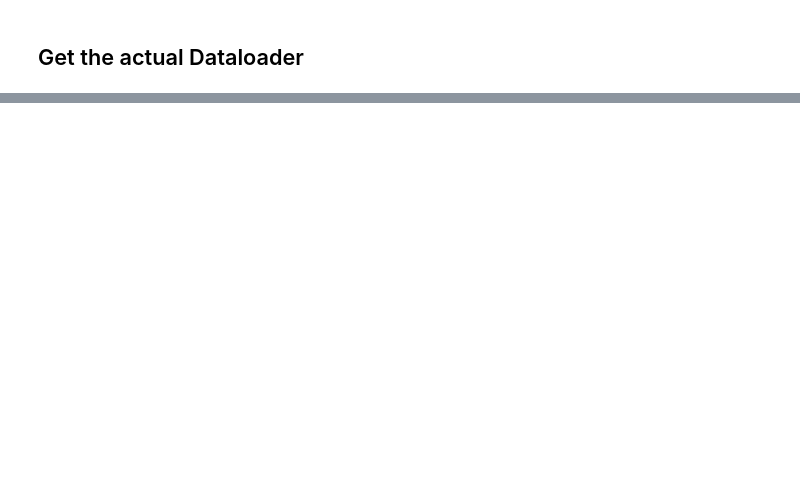
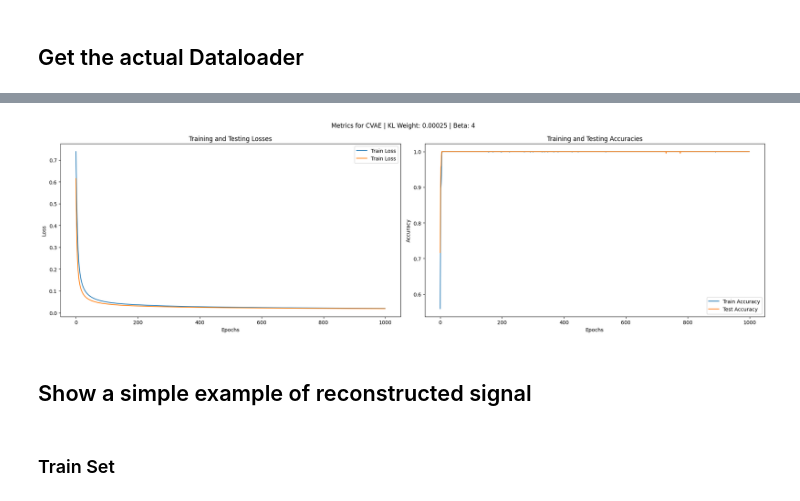
Before and after one commit to D-dolo/IET06-CVae, a Jupyter notebook: Implementation.ipynb, the cells around one changed output, grey strips where cells are left out. Cells and saved outputs as stored; diff of their text form; code cells hidden in the pictures; blank space fills up the shorter version.

```diff
--- a/Implementation.ipynb
+++ b/Implementation.ipynb
@@ -197,9 +627,0 @@ class CVAE(nn.Module):
-# %%
-num_features = 10  # Number of features in the CSV
-latent_dim = 5  # Latent space dimension
-output_dim = 10  # Output dimension (same as input for reconstruction)
-condition_dim = 1  # Dimension of the conditional variable (4 classes)
-
-cvae = CVAE(num_features, latent_dim, output_dim, condition_dim)
-cvae = cvae.to(device=device)
-print(cvae)
@@ -215,0 +756,5 @@ CVAE(
+# %%
+cvae = CVAE(num_features, latent_dim, output_dim, num_classes=num_classes, device=device)
+cvae = cvae.to(device=device)
+
+print(cvae)
@@ -334,0 +960,37 @@ True samples:
+# %%
+# Extract metrics for plotting
+epochs = [metrics['epoch'] for metrics in epoch_metrics_list]
+train_losses = [metrics['mean_loss'] for metrics in epoch_metrics_list]
+test_losses = [metrics['mean_loss_test'] for metrics in epoch_metrics_list]
+train_accuracies = [metrics['accuracy'] for metrics in epoch_metrics_list]
+test_accuracies = [metrics['test_accuracy'] for metrics in epoch_metrics_list]
+
+# Plotting example
+plt.figure(figsize=(20, 6))
+plt.suptitle(f"Metrics for CVAE | KL Weight: {kl_weight} | Beta: {beta}")
+
+plt.subplot(1, 2, 1)
+plt.plot(epochs, train_losses, label='Train Loss', linestyle='-')
+plt.plot(epochs, test_losses, label='Test Loss', linestyle='-')
+plt.xlabel('Epochs')
+plt.ylabel('Loss')
+plt.title('Training and Testing Losses')
+plt.legend()
+
+# Plot for non-healthy data
+plt.subplot(1, 2, 2)
+plt.plot(epochs, train_accuracies, label='Train Accuracy', linestyle='-')
+plt.plot(epochs, test_accuracies, label='Test Accuracy', linestyle='-')
+plt.xlabel('Epochs')
+plt.ylabel('Accuracy')
+plt.title('Training and Testing Accuracies')
+plt.legend()
+
+plt.tight_layout()  # Adjust layout for better spacing
+plt.show()
+# %% [output]
+[figure, added]
+# %% [markdown]
+## Show a simple example of reconstructed signal
+# %% [markdown]
+### Train Set
```
Also changed, not shown: parts of 44 cells of this notebook, 4 other files.
